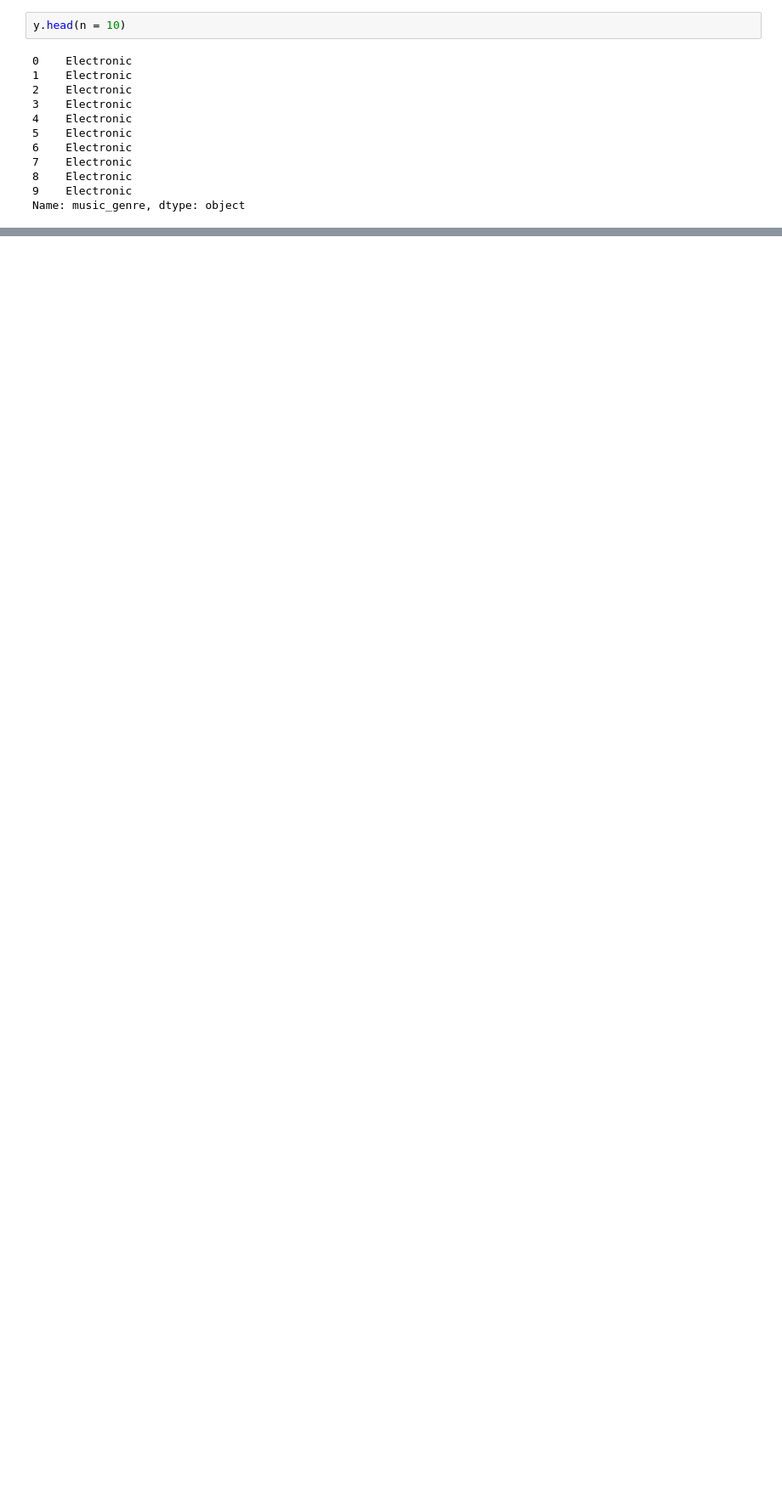
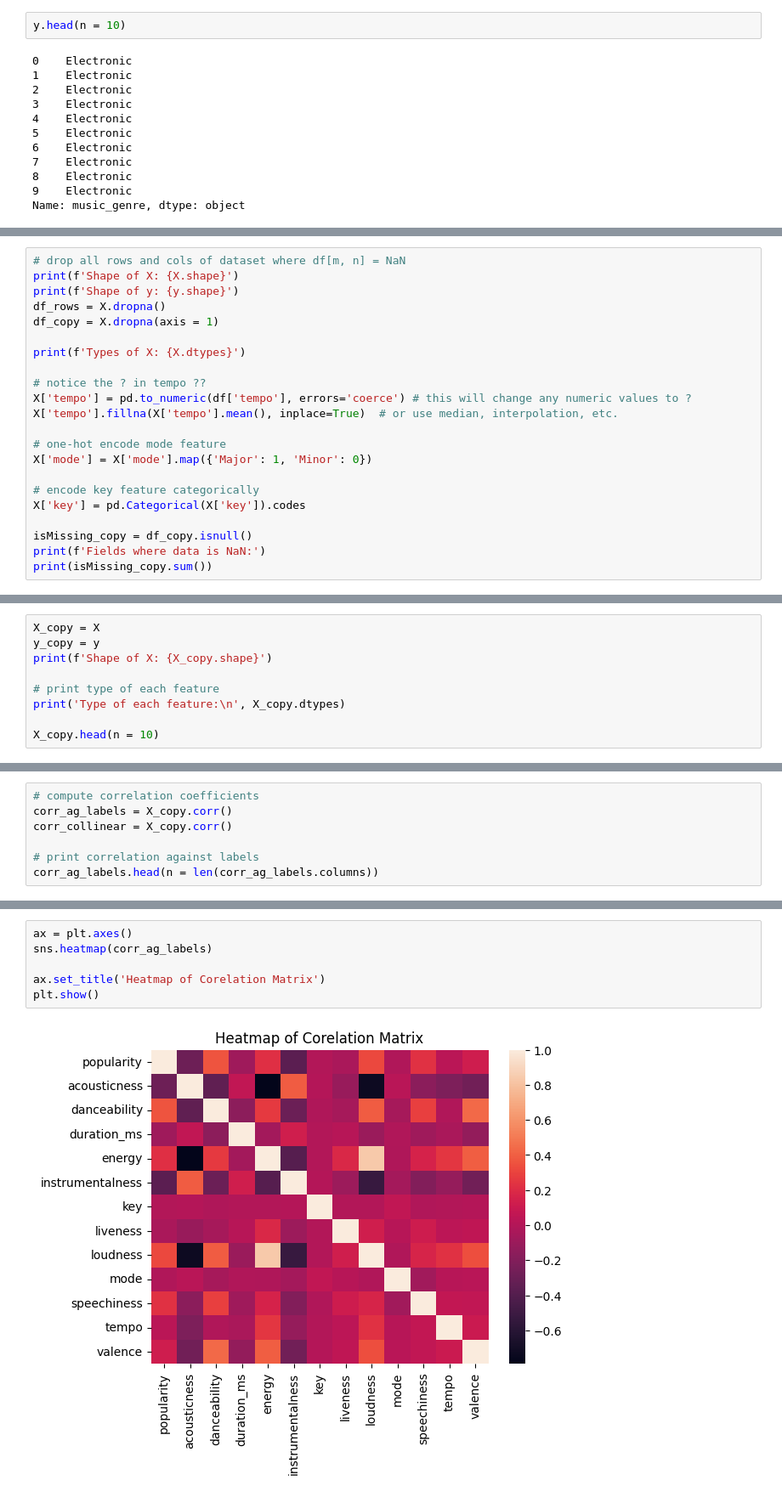
Before and after one commit to zavierand/spotify-song-classification, a Jupyter notebook: spotify-classification.ipynb, the cells around one changed output, grey strips where cells are left out. Shown at 85% size. Drawn from its saved outputs; the diff is of its cells as text; blank space fills up the shorter version.

```diff
--- a/spotify-classification.ipynb
+++ b/spotify-classification.ipynb
@@ -143,0 +175,22 @@ plt.show()
+# %%
+# drop all rows and cols of dataset where df[m, n] = NaN
+print(f'Shape of X: {X.shape}')
+print(f'Shape of y: {y.shape}')
+df_rows = X.dropna()
+df_copy = X.dropna(axis = 1)
+
+print(f'Types of X: {X.dtypes}')
+
+# notice the ? in tempo ??
+X['tempo'] = pd.to_numeric(df['tempo'], errors='coerce') # this will change any numeric values to ?
+X['tempo'].fillna(X['tempo'].mean(), inplace=True)  # or use median, interpolation, etc.
+
+# one-hot encode mode feature
+X['mode'] = X['mode'].map({'Major': 1, 'Minor': 0})
+
+# encode key feature categorically
+X['key'] = pd.Categorical(X['key']).codes
+
+isMissing_copy = df_copy.isnull()
+print(f'Fields where data is NaN:')
+print(isMissing_copy.sum())
@@ -143,0 +247,9 @@ plt.show()
+# %%
+X_copy = X
+y_copy = y
+print(f'Shape of X: {X_copy.shape}')
+
+# print type of each feature
+print('Type of each feature:\n', X_copy.dtypes)
+
+X_copy.head(n = 10)
@@ -143,0 +306,7 @@ plt.show()
+# %%
+# compute correlation coefficients
+corr_ag_labels = X_copy.corr()
+corr_collinear = X_copy.corr()
+
+# print correlation against labels
+corr_ag_labels.head(n = len(corr_ag_labels.columns))
@@ -143,0 +348,8 @@ plt.show()
+# %%
+ax = plt.axes()
+sns.heatmap(corr_ag_labels)
+
+ax.set_title('Heatmap of Corelation Matrix')
+plt.show()
+# %% [output]
+[figure, added]
```
Also changed, not shown: parts of 70 cells of this notebook, 3 other files.
